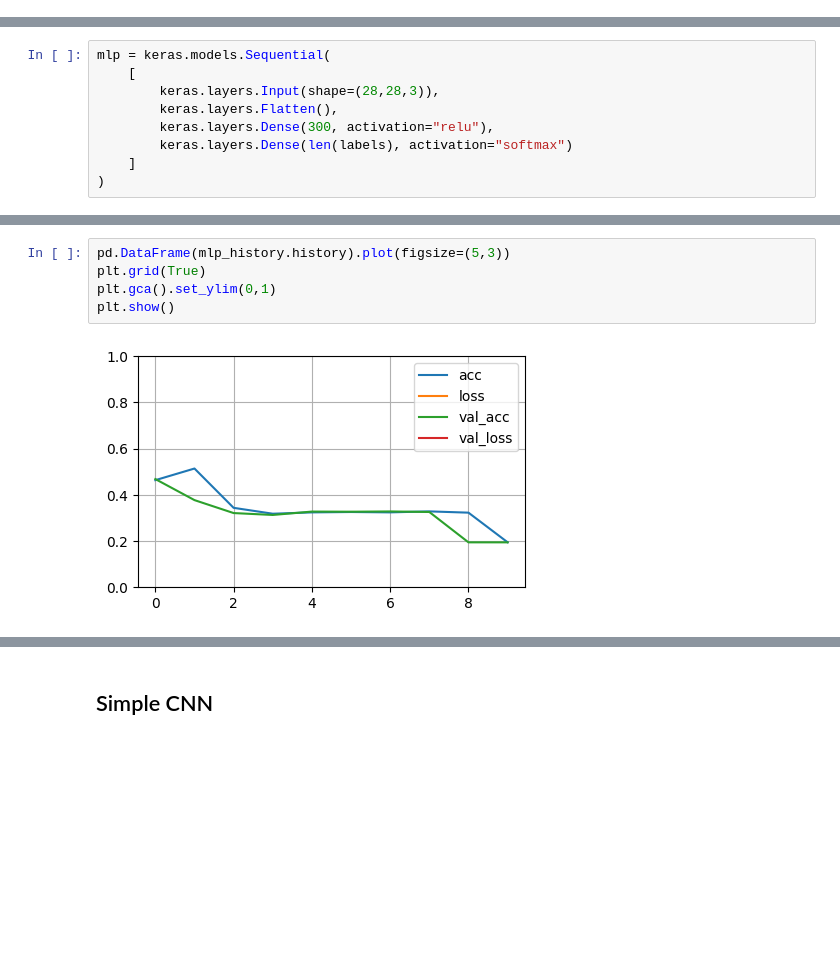
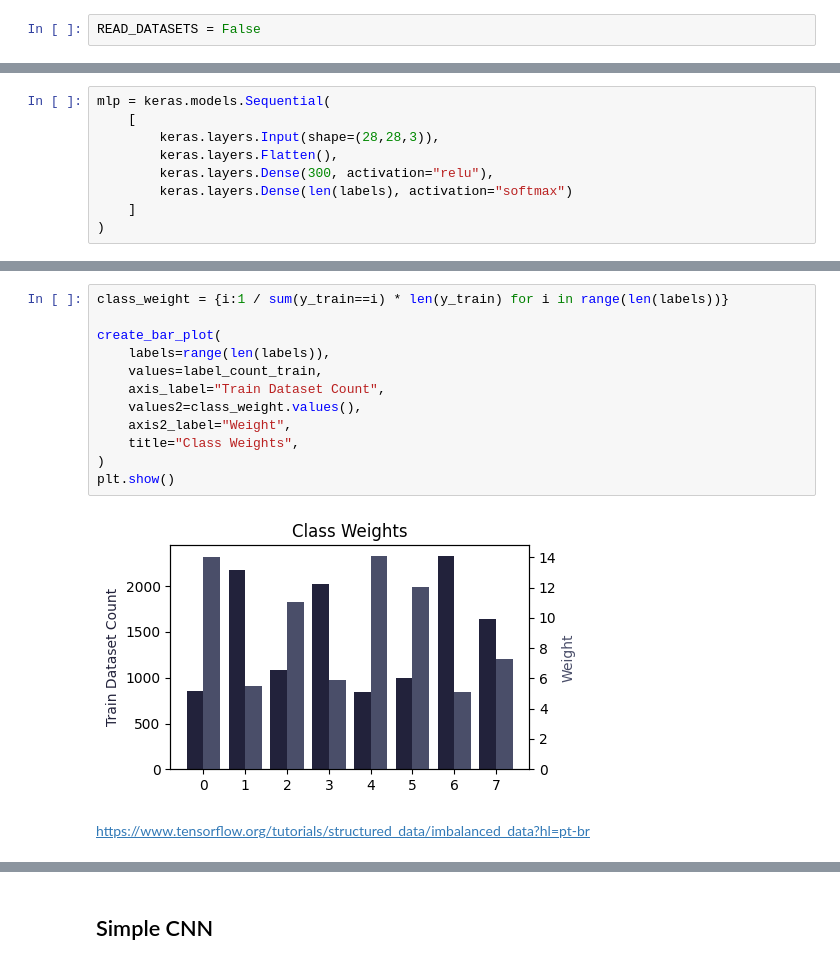
Before and after one commit to TiagoCAAmorim/machine_learning, a Jupyter notebook: Lista03/Lista03.ipynb, the cells around one changed output, grey strips where cells are left out. Cells and saved outputs as stored; diff of their text form; blank space fills up the shorter version.

```diff
--- a/Lista03/Lista03.ipynb
+++ b/Lista03/Lista03.ipynb
@@ -2,6 +2,8 @@
 # Lista 03
 
 Artificial neural networks for image classification.
+# %%
+READ_DATASETS = False
 # %% [markdown]
 ## Common Functions
 # %%
@@ -162,7 +266,16 @@ Epoch 10/10
-# %%
-pd.DataFrame(mlp_history.history).plot(figsize=(5,3))
-plt.grid(True)
-plt.gca().set_ylim(0,1)
-plt.show()
-# %% [output]
-[figure, removed]
+# %%
+class_weight = {i:1 / sum(y_train==i) * len(y_train) for i in range(len(labels))}
+
+create_bar_plot(
+    labels=range(len(labels)),
+    values=label_count_train,
+    axis_label="Train Dataset Count",
+    values2=class_weight.values(),
+    axis2_label="Weight",
+    title="Class Weights",
+)
+plt.show()
+# %% [output]
+[figure, added]
+# %% [markdown]
+https://www.tensorflow.org/tutorials/structured_data/imbalanced_data?hl=pt-br
```
Also changed, not shown: parts of 19 cells of this notebook, 3 other files.
